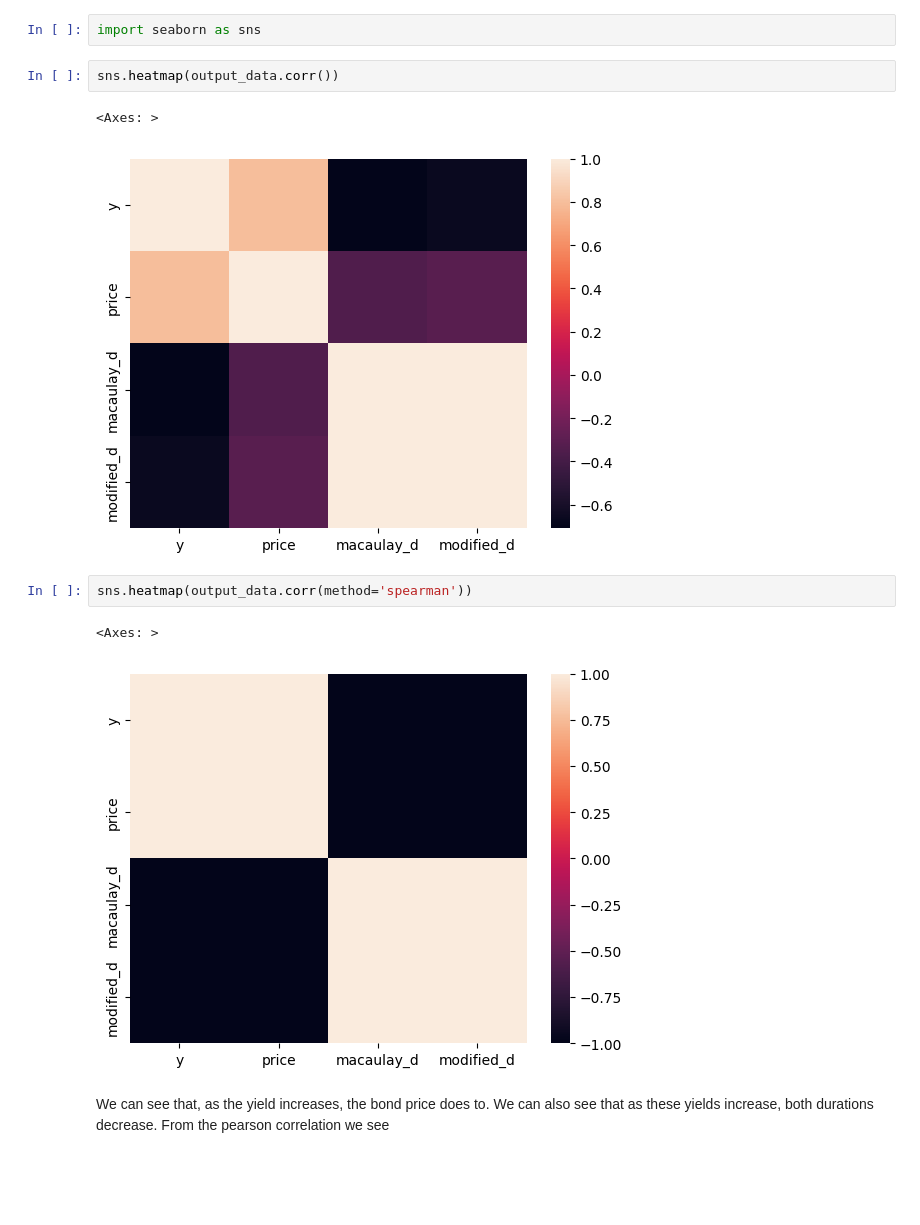
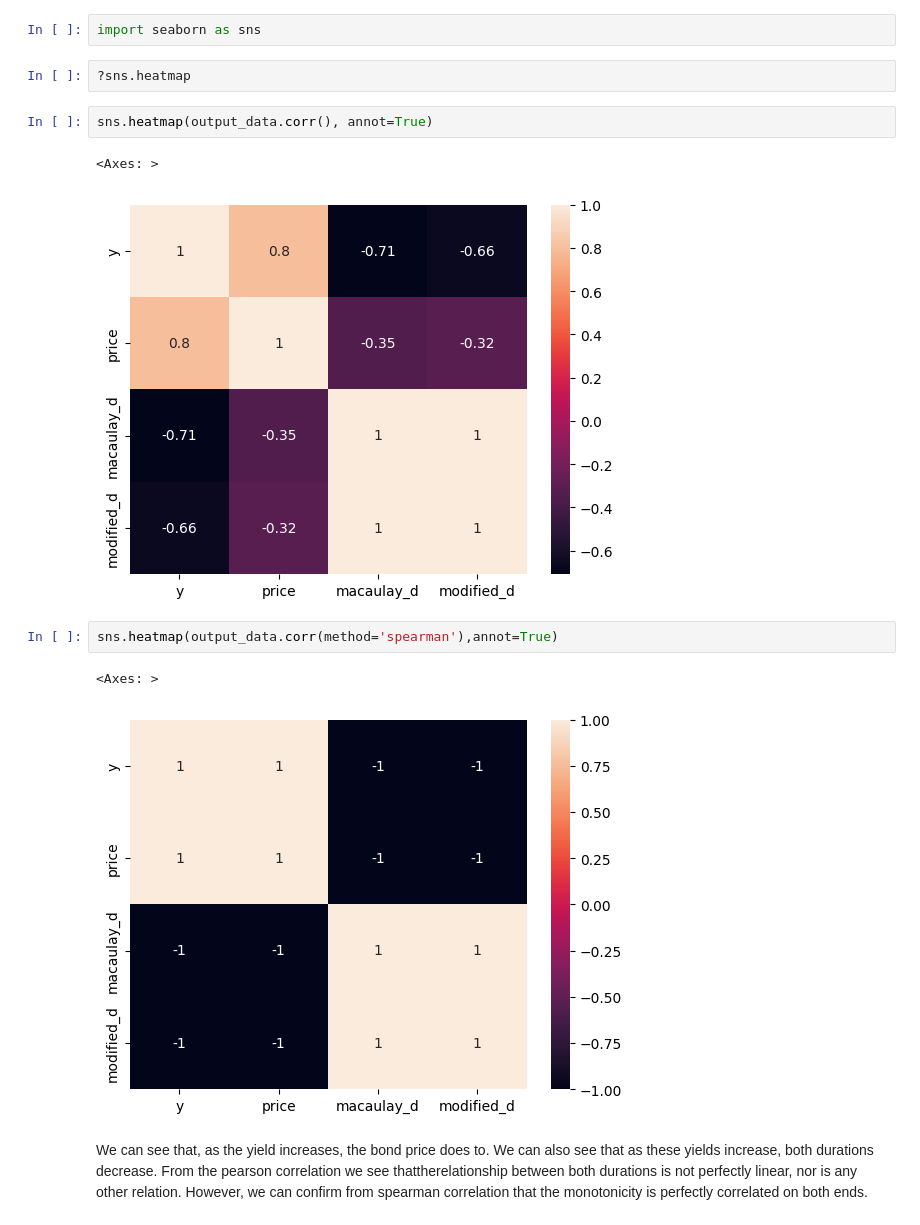
Before and after one commit to chnnxyz/fixed-income-2023b, a Jupyter notebook: python_exercises/Untitled.ipynb, the cells around one changed output. Drawn from its saved outputs; the diff is of its cells as text; blank space fills up the shorter version.

```diff
--- a/python_exercises/Untitled.ipynb
+++ b/python_exercises/Untitled.ipynb
@@ -229,15 +229,17 @@ plt.legend()
 ### Some simple extra analysis
 # %%
 import seaborn as sns
+# %%
+?sns.heatmap
 # %%
-sns.heatmap(output_data.corr())
+sns.heatmap(output_data.corr(), annot=True)
 # %% [output]
 <Axes: >
-[figure, old version]
+[figure, new version]
 # %%
-sns.heatmap(output_data.corr(method='spearman'))
+sns.heatmap(output_data.corr(method='spearman'),annot=True)
 # %% [output]
 <Axes: >
-[figure, old version]
+[figure, new version]
 # %% [markdown]
-We can see that, as the yield increases, the bond price does to. We can also see that as these yields increase, both durations decrease. From the pearson correlation we see
+We can see that, as the yield increases, the bond price does to. We can also see that as these yields increase, both durations decrease. From the pearson correlation we see thattherelationship between both durations is not perfectly linear, nor is any other relation. However, we can confirm from spearman correlation that the monotonicity is perfectly correlated on both ends.
```
